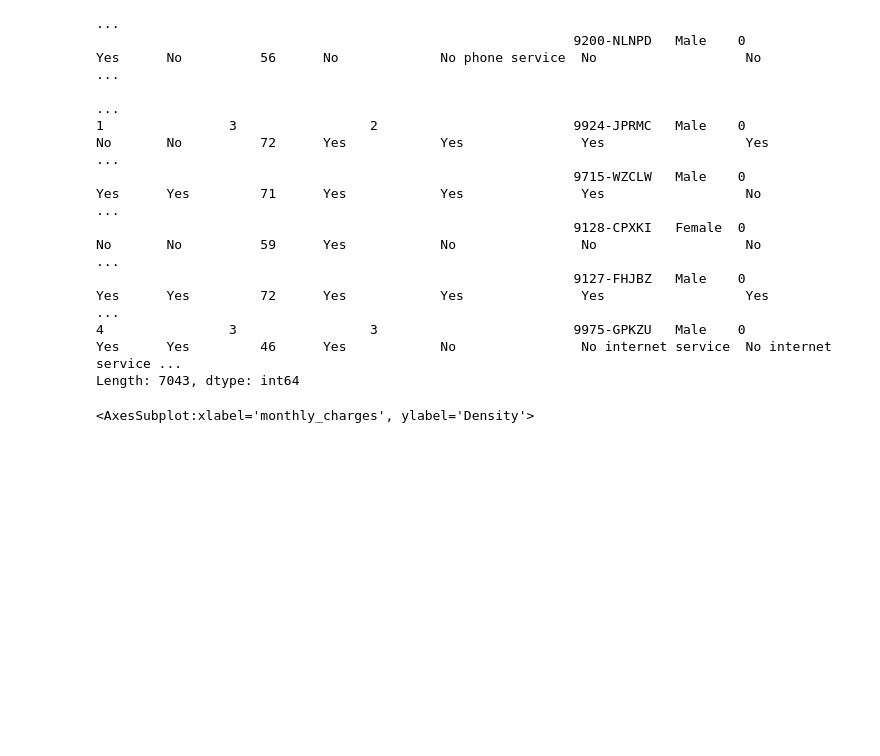
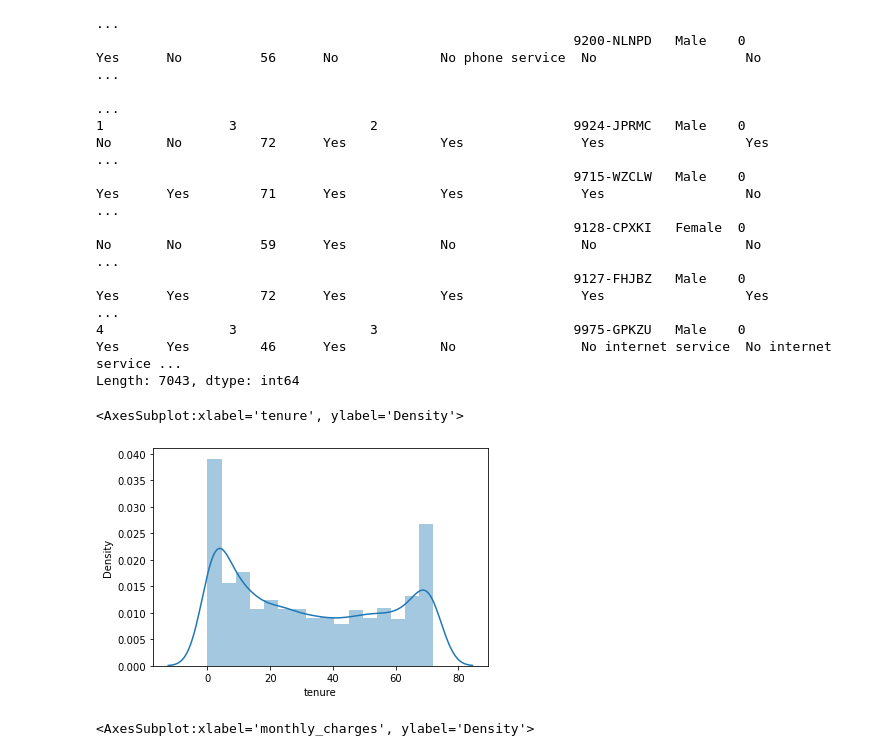
Before and after one commit to chriseverts/Telco_Classification_Project, a Jupyter notebook: first_notebook.ipynb, the cells around one changed output. Drawn from its saved outputs; the diff is of its cells as text; code cells hidden in the pictures; blank space fills up the shorter version.

```diff
--- a/first_notebook.ipynb
+++ b/first_notebook.ipynb
@@ -102,6 +100,12 @@ payment_type_id  contract_type_id  internet_service_type_id  customer_id  gender
                                                              9127-FHJBZ   Male    0               Yes      Yes         72      Yes            Yes               Yes                  Yes                 ...
 4                3                 3                         9975-GPKZU   Male    0               Yes      Yes         46      Yes            No                No internet service  No internet service ...
 Length: 7043, dtype: int64
+# %%
+#distribution of tenure: we have a lot who stay for a long time, but a lot more who stay only for a short period.
+sns.distplot(df.tenure)
+# %% [output]
+<AxesSubplot:xlabel='tenure', ylabel='Density'>
+[figure, added]
 # %%
 sns.distplot(df.monthly_charges)
 # %% [output]
```
Also changed, not shown: parts of 28 cells of this notebook.
